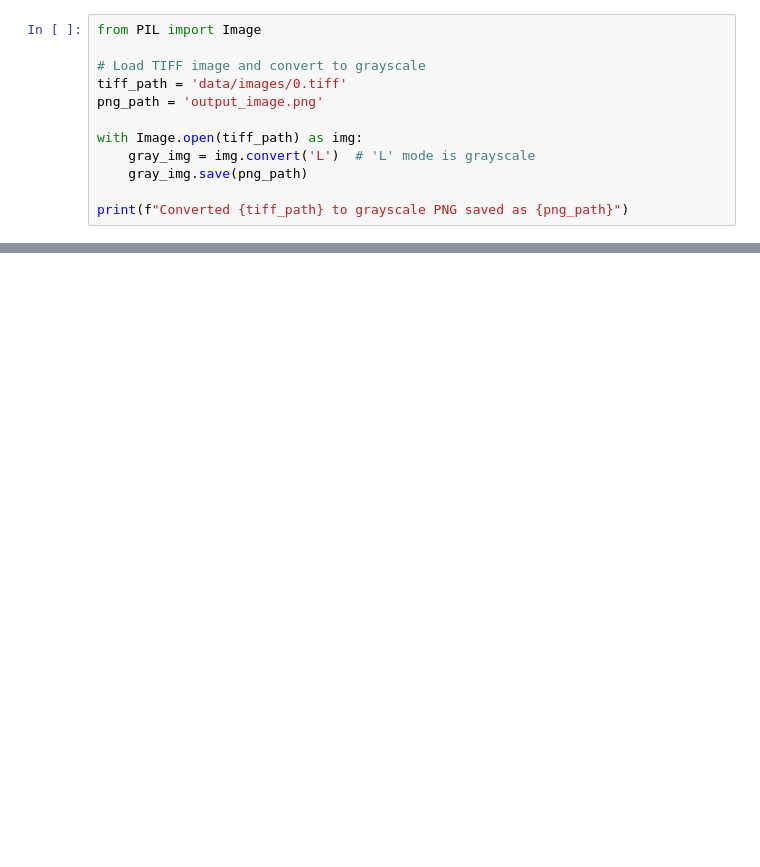
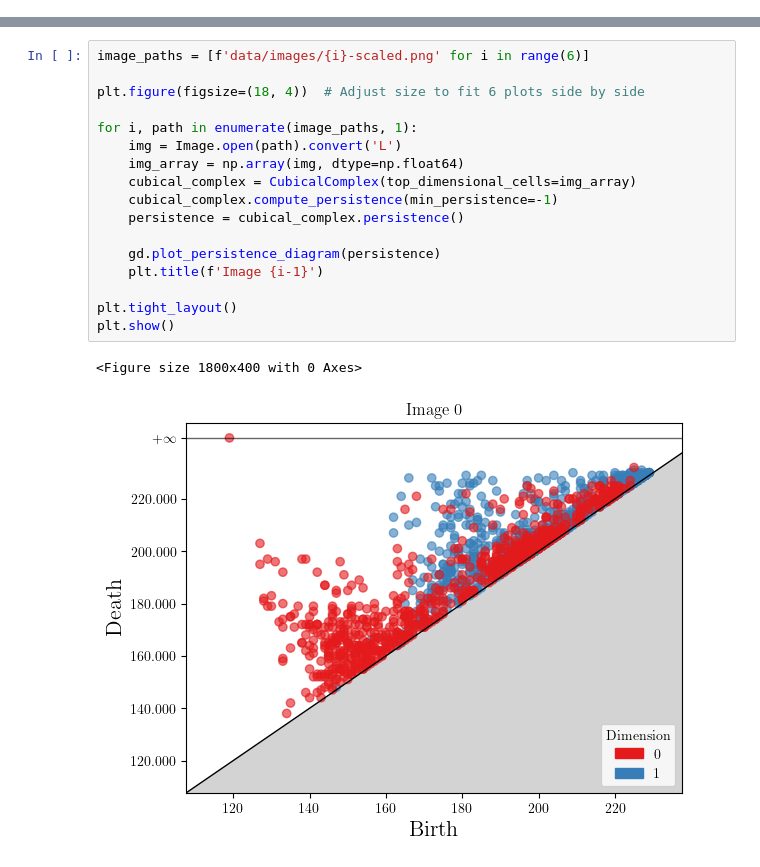
Before and after one commit to BartTheBartender/o-szukaniu-dziury-w-calym, a Jupyter notebook: labs/cubical.ipynb, the cells around one changed output, grey strips where cells are left out. Cells and saved outputs as stored; diff of their text form; blank space fills up the shorter version.

Commit message:
done cubical

```diff
--- a/labs/cubical.ipynb
+++ b/labs/cubical.ipynb
@@ -1,12 +0,0 @@
-# %%
-from PIL import Image
-
-# Load TIFF image and convert to grayscale
-tiff_path = 'data/images/0.tiff'
-png_path = 'output_image.png'
-
-with Image.open(tiff_path) as img:
-    gray_img = img.convert('L')  # 'L' mode is grayscale
-    gray_img.save(png_path)
-
-print(f"Converted {tiff_path} to grayscale PNG saved as {png_path}")
@@ -14,0 +33,20 @@ DecompressionBombError: Image size (813957120 pixels) exceeds limit of 178956970
+# %%
+image_paths = [f'data/images/{i}-scaled.png' for i in range(6)]
+
+plt.figure(figsize=(18, 4))  # Adjust size to fit 6 plots side by side
+
+for i, path in enumerate(image_paths, 1):
+    img = Image.open(path).convert('L')
+    img_array = np.array(img, dtype=np.float64)
+    cubical_complex = CubicalComplex(top_dimensional_cells=img_array)
+    cubical_complex.compute_persistence(min_persistence=-1)
+    persistence = cubical_complex.persistence()
+
+    gd.plot_persistence_diagram(persistence)
+    plt.title(f'Image {i-1}')
+
+plt.tight_layout()
+plt.show()
+# %% [output]
+<Figure size 1800x400 with 0 Axes>
+[figure, added]
```
Also changed, not shown: parts of 5 cells of this notebook, 6 other files.
